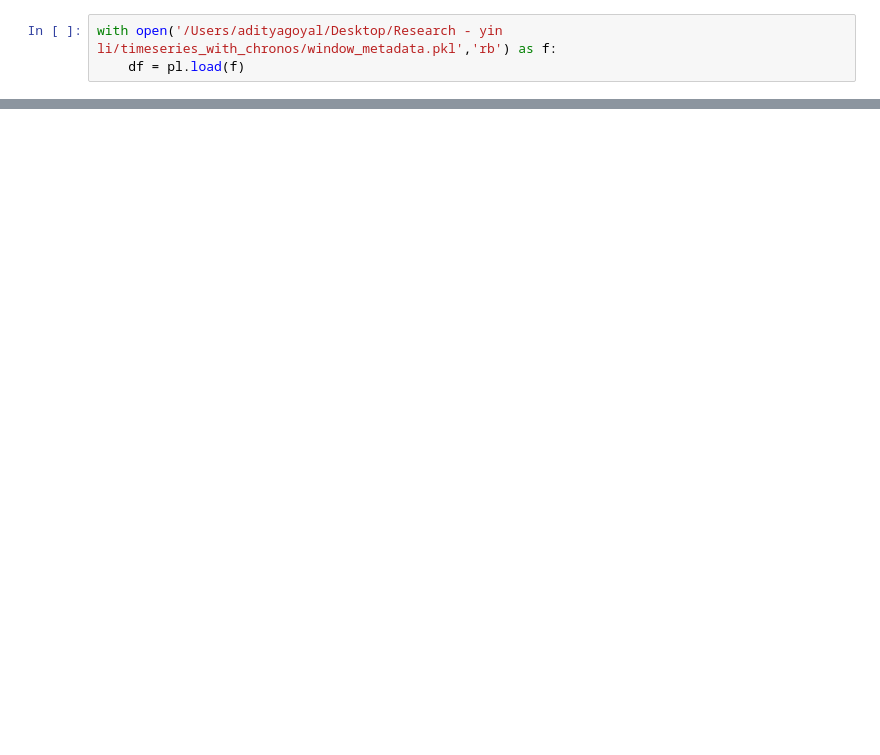
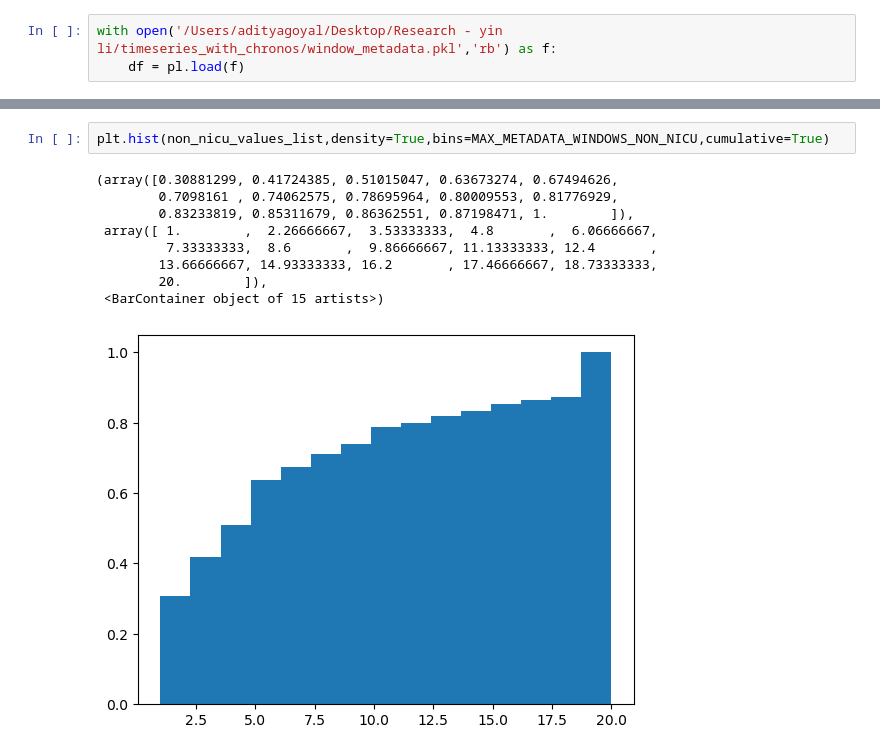
Before and after one commit to AdityaGoyal333/timeseries_with_chronos, a Jupyter notebook: chronos_1.ipynb, the cells around one changed output, grey strips where cells are left out. Saved outputs shown, nothing was run; the diff lists cells and outputs as text; blank space fills up the shorter version.

```diff
--- a/chronos_1.ipynb
+++ b/chronos_1.ipynb
@@ -895,0 +941,12 @@ import matplotlib.pyplot as plt
+# %%
+plt.hist(non_nicu_values_list,density=True,bins=MAX_METADATA_WINDOWS_NON_NICU,cumulative=True)
+# %% [output]
+(array([0.30881299, 0.41724385, 0.51015047, 0.63673274, 0.67494626,
+        0.7098161 , 0.74062575, 0.78695964, 0.80009553, 0.81776929,
+        0.83233819, 0.85311679, 0.86362551, 0.87198471, 1.        ]),
+ array([ 1.        ,  2.26666667,  3.53333333,  4.8       ,  6.06666667,
+         7.33333333,  8.6       ,  9.86666667, 11.13333333, 12.4       ,
+        13.66666667, 14.93333333, 16.2       , 17.46666667, 18.73333333,
+        20.        ]),
+ <BarContainer object of 15 artists>)
+[figure, added]
```
Also changed, not shown: parts of 28 cells of this notebook.
